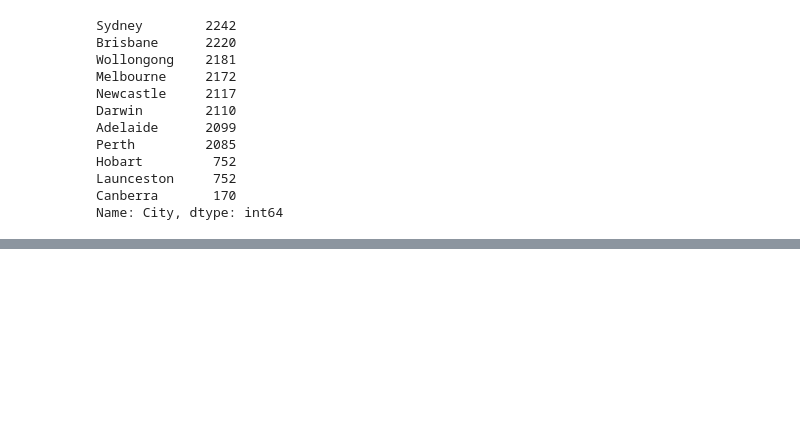
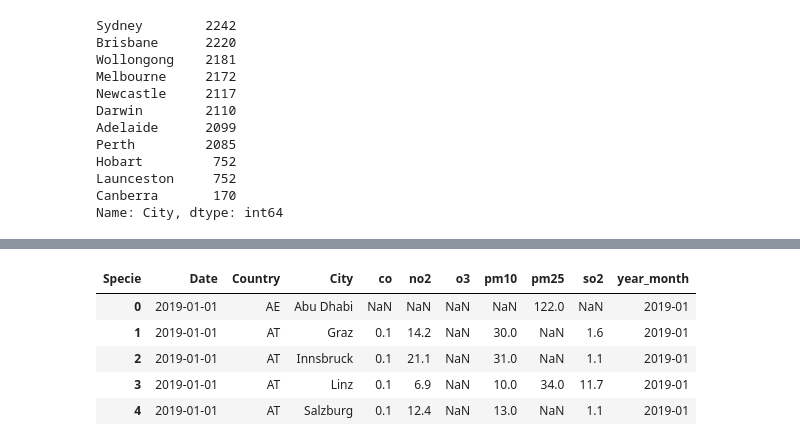
Before and after one commit to firdausmehta/COVID19-Global-Air-Quality, a Jupyter notebook: Clean_Data.ipynb, the cells around one changed output, grey strips where cells are left out. Drawn from its saved outputs; the diff is of its cells as text; code cells hidden in the pictures; blank space fills up the shorter version.

```diff
--- a/Clean_Data.ipynb
+++ b/Clean_Data.ipynb
@@ -16,5 +19,5 @@ df_list = []
 for csv in csv_list:
     df = pd.read_csv(os.path.join(parent_folder, csv))
     df_list.append(df)
-airdf_2019_2020 = pd.concat(df_list, ignore_index=True)
+master_df = pd.concat(df_list, ignore_index=True)
 # %%
@@ -215,0 +230,5 @@ Name: City, dtype: int64
+# %%
+# Transpose the clean_airdf so that the species will become the columns.
+clean_airdf_transposed = clean_airdf.pivot_table(
+    index=["Date", "Country", "City"], columns="Specie", values="median").copy()
+clean_airdf_transposed.reset_index(inplace=True)
@@ -215,0 +244,11 @@ Name: City, dtype: int64
+# %%
+# Create a new column that captures month of each year
+clean_airdf_transposed['year_month'] = clean_airdf_transposed["Date"].dt.to_period("M")
+clean_airdf_transposed.head()
+# %% [output]
+| Specie | Date | Country | City | co | no2 | o3 | pm10 | pm25 | so2 | year_month |
+| 0 | 2019-01-01 | AE | Abu Dhabi | NaN | NaN | NaN | NaN | 122.0 | NaN | 2019-01 |
+| 1 | 2019-01-01 | AT | Graz | 0.1 | 14.2 | NaN | 30.0 | NaN | 1.6 | 2019-01 |
+| 2 | 2019-01-01 | AT | Innsbruck | 0.1 | 21.1 | NaN | 31.0 | NaN | 1.1 | 2019-01 |
+| 3 | 2019-01-01 | AT | Linz | 0.1 | 6.9 | NaN | 10.0 | 34.0 | 11.7 | 2019-01 |
+| 4 | 2019-01-01 | AT | Salzburg | 0.1 | 12.4 | NaN | 13.0 | NaN | 1.1 | 2019-01 |
```
Also changed, not shown: parts of 8 cells of this notebook.
